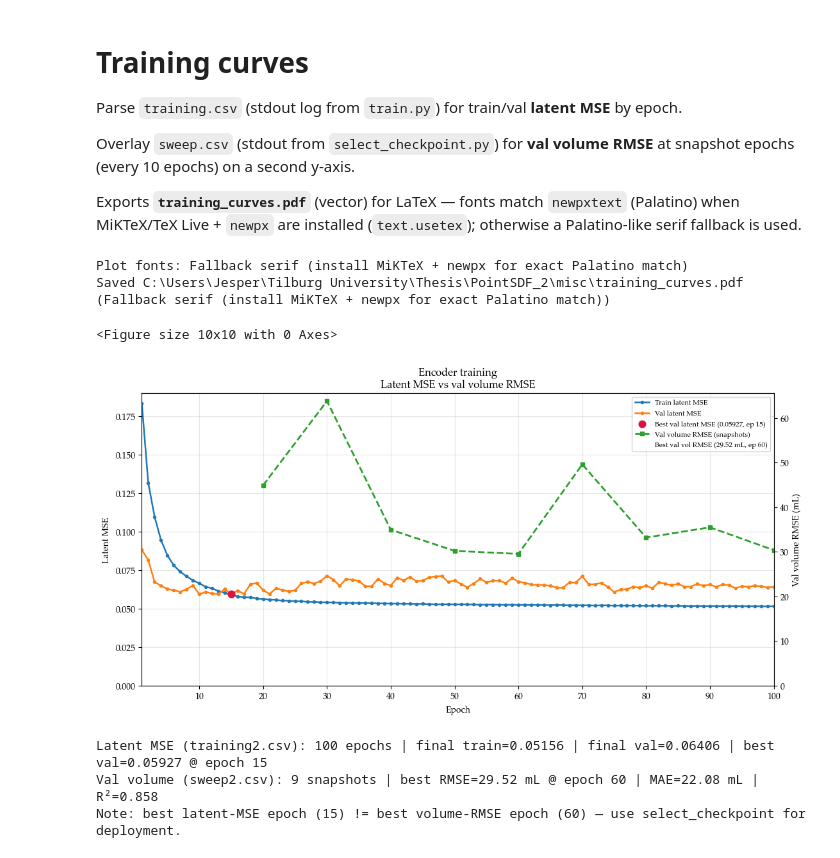
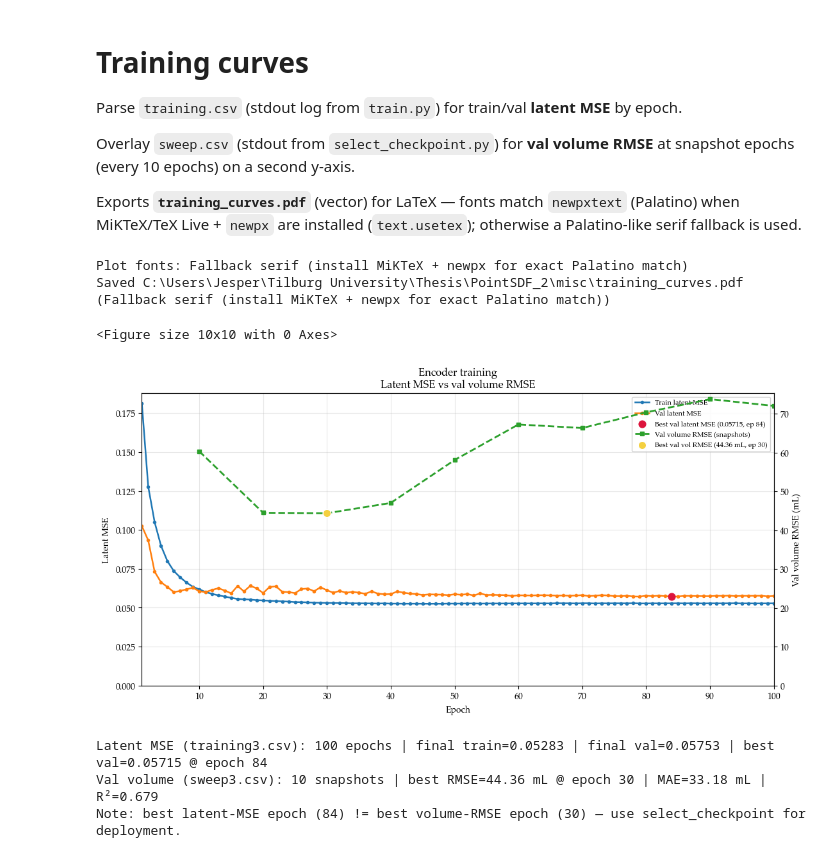
Before and after one commit to GroteGitJeppo/PointSDF, a Jupyter notebook: misc/plotting.ipynb, the cells around one changed output. Cells and saved outputs as stored; diff of their text form; code cells hidden in the pictures.

```diff
--- a/misc/plotting.ipynb
+++ b/misc/plotting.ipynb
@@ -66,8 +66,8 @@ def configure_thesis_fonts() -> str:
 FONT_MODE = configure_thesis_fonts()
 print(f"Plot fonts: {FONT_MODE}")
 
-LOG_PATH = Path("training2.csv")
-SWEEP_PATH = Path("sweep2.csv")
+LOG_PATH = Path("training3.csv")
+SWEEP_PATH = Path("sweep3.csv")
 OUT_PDF = Path("training_curves.pdf")  # vector PDF for LaTeX \includegraphics[width=\linewidth]{...}
 EPOCH_RE = re.compile(
     r"Epoch\s+(\d+)/\d+\s+\|\s+train\s+[\d.]+\s+\(mse=([\d.]+)\)\s+\|\s+val\s+[\d.]+\s+\(mse=([\d.]+)\)"
@@ -154,11 +154,11 @@ ax2.plot(
 ax2.scatter(
     [best_vol["epoch"]],
     [best_vol["val_vol_rmse_ml"]],
-    s=0,
-    color="#1a7f1a",
+    s=80,
+    color="#f4d03f",
     edgecolors="white",
-    linewidths=0.8,
-    zorder=3,
+    linewidths=1.0,
+    zorder=5,
     label=f"Best val vol RMSE ({best_vol['val_vol_rmse_ml']:.2f} mL, ep {int(best_vol['epoch'])})",
 )
 ax2.set_ylabel("Val volume RMSE (mL)")
@@ -172,34 +172,34 @@ ax.set_title("Encoder training\nLatent MSE vs val volume RMSE")
 
 fig.savefig(
     OUT_PDF,
     format="pdf",
     bbox_inches="tight",
     pad_inches=0.02,
 )
 print(f"Saved {OUT_PDF.resolve()} ({FONT_MODE})")
 
 plt.show()
 
 print(
     f"Latent MSE ({LOG_PATH.name}): {len(df)} epochs | "
     f"final train={df['train_mse'].iloc[-1]:.5f} | final val={df['val_mse'].iloc[-1]:.5f} | "
     f"best val={best_mse['val_mse']:.5f} @ epoch {int(best_mse['epoch'])}"
 )
 print(
     f"Val volume ({SWEEP_PATH.name}): {len(df_sweep)} snapshots | "
     f"best RMSE={best_vol['val_vol_rmse_ml']:.2f} mL @ epoch {int(best_vol['epoch'])} | "
     f"MAE={best_vol['val_vol_mae_ml']:.2f} mL | R²={best_vol['val_vol_r2']:.3f}"
 )
 if int(best_mse["epoch"]) != int(best_vol["epoch"]):
     print(
         f"Note: best latent-MSE epoch ({int(best_mse['epoch'])}) != "
         f"best volume-RMSE epoch ({int(best_vol['epoch'])}) — use select_checkpoint for deployment."
     )
 # %% [output]
 Plot fonts: Fallback serif (install MiKTeX + newpx for exact Palatino match)
 Saved C:\Users\Jesper\Tilburg University\Thesis\PointSDF_2\misc\training_curves.pdf (Fallback serif (install MiKTeX + newpx for exact Palatino match))
 <Figure size 10x10 with 0 Axes>
-[figure, old version]
+[figure, new version]
-Latent MSE (training2.csv): 100 epochs | final train=0.05156 | final val=0.06406 | best val=0.05927 @ epoch 15
-Val volume (sweep2.csv): 9 snapshots | best RMSE=29.52 mL @ epoch 60 | MAE=22.08 mL | R²=0.858
-Note: best latent-MSE epoch (15) != best volume-RMSE epoch (60) — use select_checkpoint for deployment.
+Latent MSE (training3.csv): 100 epochs | final train=0.05283 | final val=0.05753 | best val=0.05715 @ epoch 84
+Val volume (sweep3.csv): 10 snapshots | best RMSE=44.36 mL @ epoch 30 | MAE=33.18 mL | R²=0.679
+Note: best latent-MSE epoch (84) != best volume-RMSE epoch (30) — use select_checkpoint for deployment.
```
Also changed, not shown: 6 other files.
